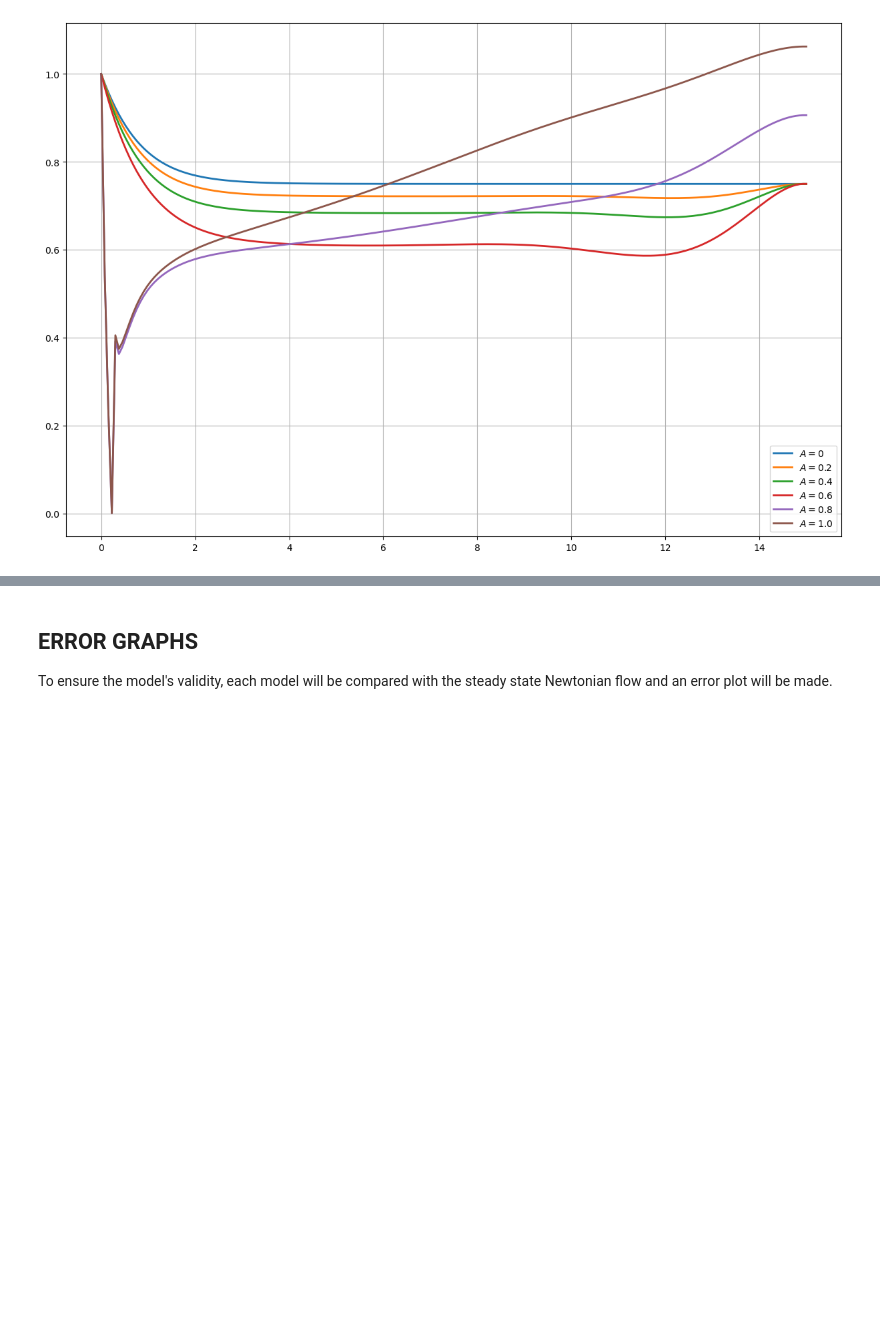
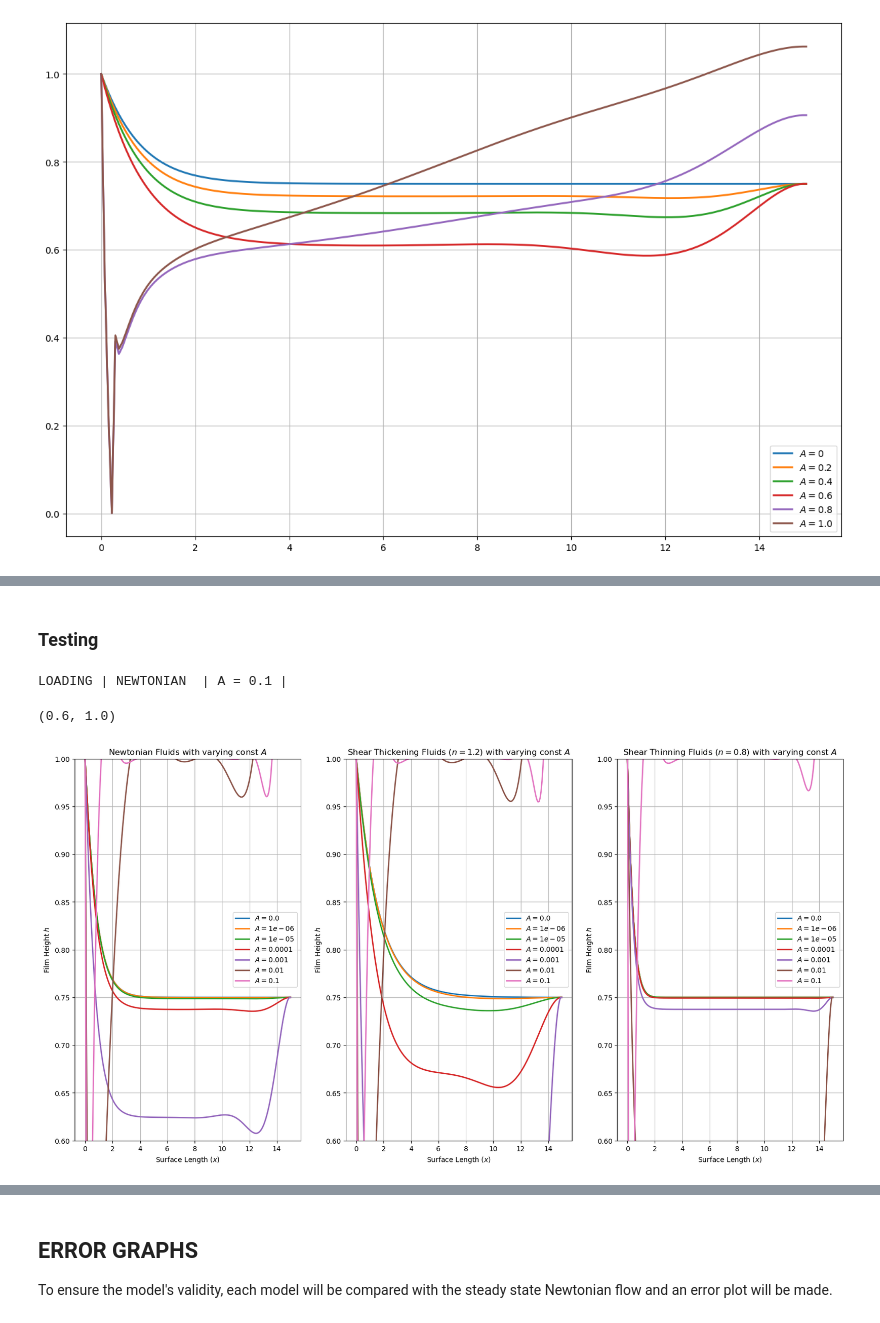
Before and after one commit to jrobo-gith/Independent-project-code, a Jupyter notebook: collection.ipynb, the cells around one changed output, grey strips where cells are left out. Saved outputs shown, nothing was run; the diff lists cells and outputs as text; code cells hidden in the pictures; blank space fills up the shorter version.

```diff
--- a/collection.ipynb
+++ b/collection.ipynb
@@ -451,0 +515,58 @@ ax.grid(True)
+# %% [markdown]
+### Testing
+# %%
+thickening = 1.2
+thinning = 0.8
+newtonian = 1.0
+As = [.0, 0.000001,.00001, .0001, .001, .01, .1]
+
+thickening_list = []
+thinning_list = []
+newtonian_list = []
+for A in As:
+    print(f"LOADING | THICKENING | A = {A} |", end='\r')
+    args = [PL_DP_make_step, GV['dx'], None, GV['Q'], A, thickening]
+    thickening_list.append(solve_ivp(fun=FVM_RHS, y0=h_initial, t_span=t_span, args=(args,), method='BDF', rtol=1e-6, atol=1e-8).y[:, -1])
+
+    print(f"LOADING | THINNING   | A = {A} |", end='\r')
+    args = [PL_DP_make_step, GV['dx'], None, GV['Q'], A, thinning]
+    thinning_list.append(solve_ivp(fun=FVM_RHS, y0=h_initial, t_span=t_span, args=(args,), method='BDF', rtol=1e-6, atol=1e-8).y[:, -1])
+
+    print(f"LOADING | NEWTONIAN  | A = {A} |", end='\r')
+    args = [PL_DP_make_step, GV['dx'], None, GV['Q'], A, newtonian]
+    newtonian_list.append(solve_ivp(fun=FVM_RHS, y0=h_initial, t_span=t_span, args=(args,), method='BDF', rtol=1e-6, atol=1e-8).y[:, -1])
+# %% [output]
+LOADING | NEWTONIAN  | A = 0.1 |
+# %%
+fig, ax = plt.subplots(nrows=1, ncols=3, figsize=(20, 10))
+
+[ax[0].plot(GV['x'], newtonian_list[i], label=f"$A={As[i]}$", linestyle='-', linewidth=2) for i in range(len(As))]
+[ax[1].plot(GV['x'], thickening_list[i], label=f"$A={As[i]}$", linestyle='-', linewidth=2) for i in range(len(As))]
+[ax[2].plot(GV['x'], thinning_list[i], label=f"$A={As[i]}$", linestyle='-', linewidth=2) for i in range(len(As))]
+
+ax[0].legend()
+ax[1].legend()
+ax[2].legend()
+
+ax[0].grid(True)
+ax[1].grid(True)
+ax[2].grid(True)
+
+ax[0].set_xlabel('Surface Length $(x)$')
+ax[1].set_xlabel("Surface Length $(x)$")
+ax[2].set_xlabel("Surface Length $(x)$")
+
+ax[0].set_ylabel("Film Height $h$")
+ax[1].set_ylabel("Film Height $h$")
+ax[2].set_ylabel("Film Height $h$")
+
+ax[0].set_title("Newtonian Fluids with varying const $A$")
+ax[1].set_title("Shear Thickening Fluids $(n=1.2)$ with varying const $A$")
+ax[2].set_title("Shear Thinning Fluids $(n=0.8)$ with varying const $A$")
+
+ax[0].set_ylim([0.6, 1])
+ax[1].set_ylim([0.6, 1])
+ax[2].set_ylim([0.6, 1])
+# %% [output]
+(0.6, 1.0)
+[figure, added]
```
Also changed, not shown: parts of 13 cells of this notebook, 1 other file.
